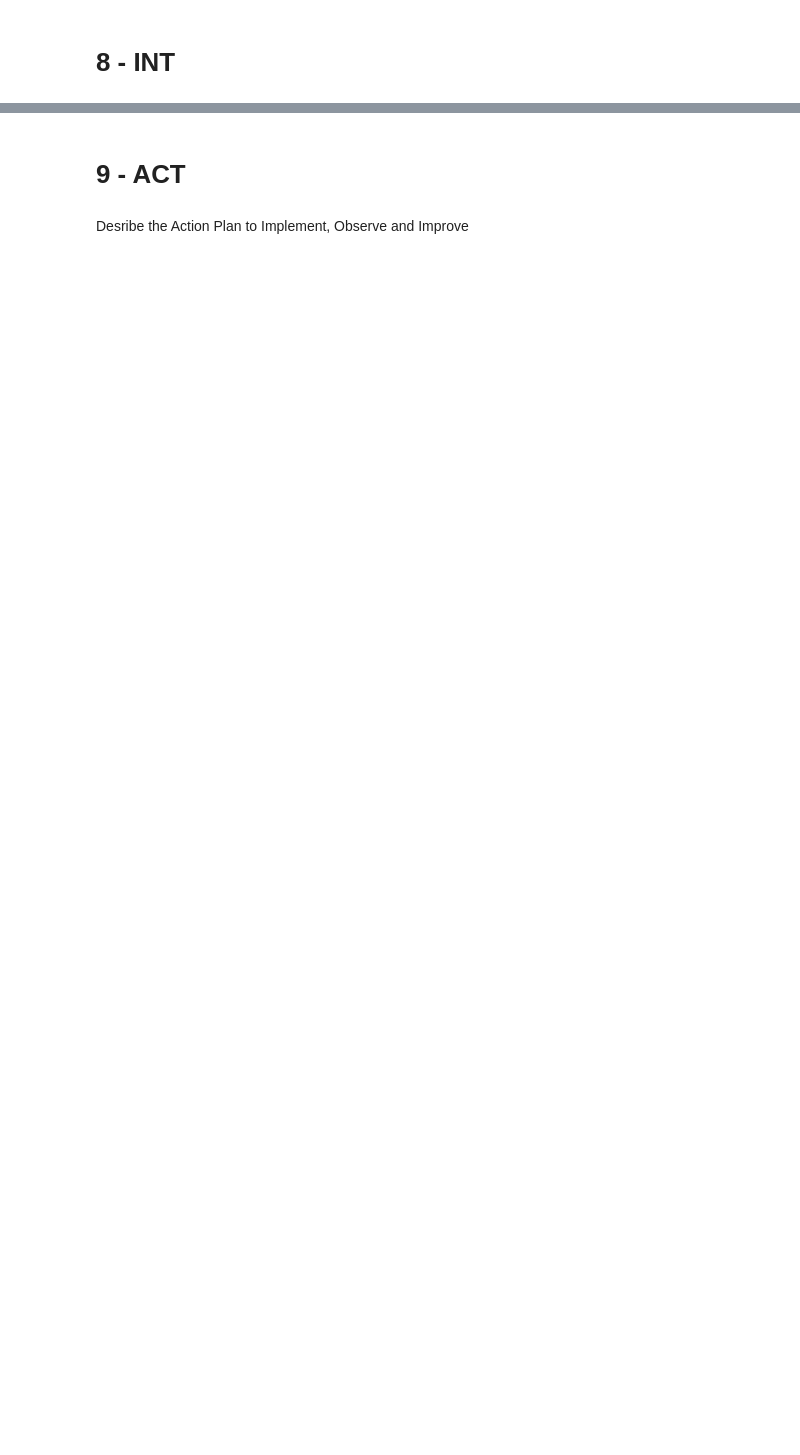
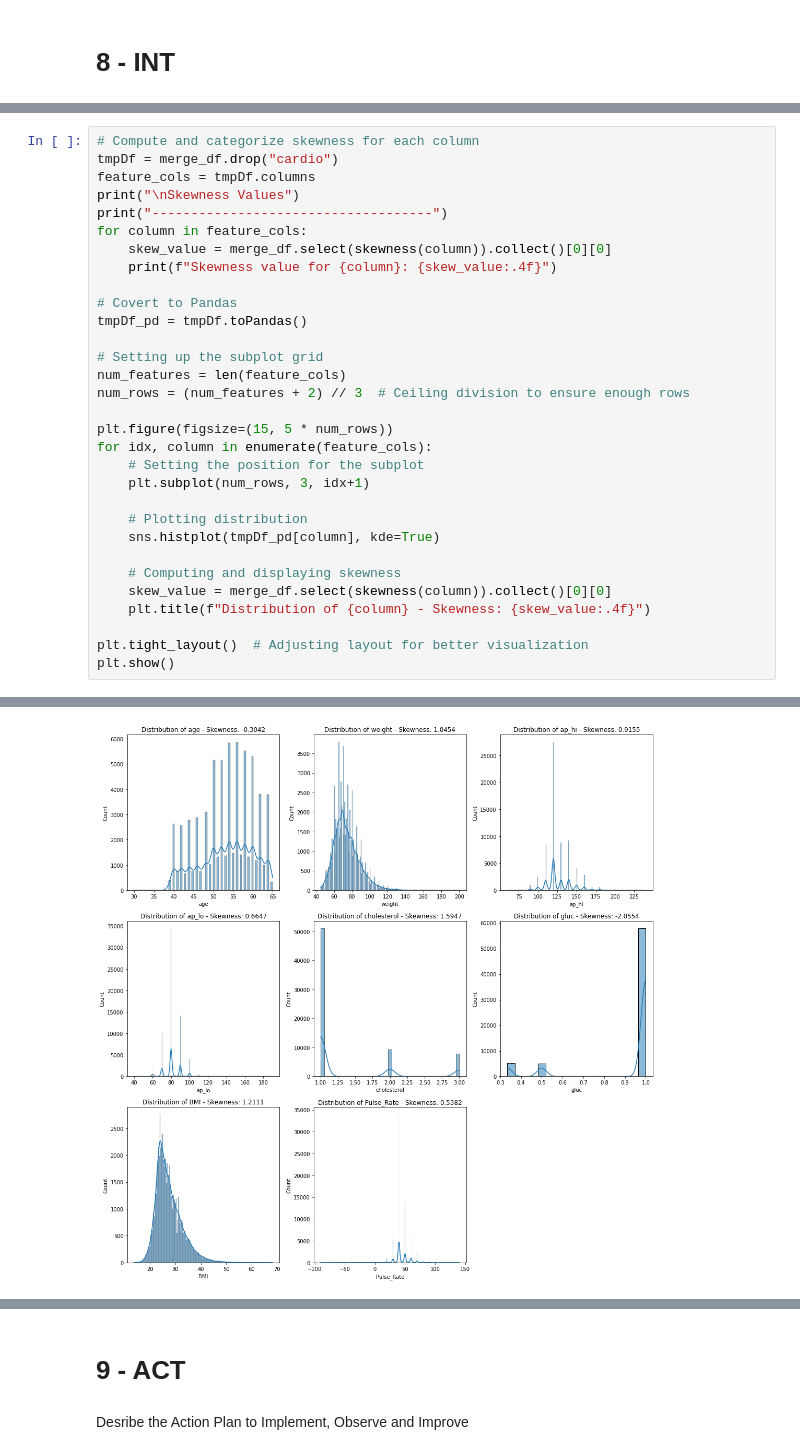
Before and after one commit to Pokekaya/722-BDAS, a Jupyter notebook: code.ipynb, the cells around one changed output, grey strips where cells are left out. Cells and saved outputs as stored; diff of their text form; blank space fills up the shorter version.

```diff
--- a/code.ipynb
+++ b/code.ipynb
@@ -1545,0 +1625,32 @@ RandomForestClassificationModel: uid=RandomForestClassifier_cf866f84aa62, numTre
+# %%
+# Compute and categorize skewness for each column
+tmpDf = merge_df.drop("cardio")
+feature_cols = tmpDf.columns
+print("\nSkewness Values")
+print("------------------------------------")
+for column in feature_cols:
+    skew_value = merge_df.select(skewness(column)).collect()[0][0]
+    print(f"Skewness value for {column}: {skew_value:.4f}")
+
+# Covert to Pandas
+tmpDf_pd = tmpDf.toPandas()
+
+# Setting up the subplot grid
+num_features = len(feature_cols)
+num_rows = (num_features + 2) // 3  # Ceiling division to ensure enough rows
+
+plt.figure(figsize=(15, 5 * num_rows))
+for idx, column in enumerate(feature_cols):
+    # Setting the position for the subplot
+    plt.subplot(num_rows, 3, idx+1)
+
+    # Plotting distribution
+    sns.histplot(tmpDf_pd[column], kde=True)
+
+    # Computing and displaying skewness
+    skew_value = merge_df.select(skewness(column)).collect()[0][0]
+    plt.title(f"Distribution of {column} - Skewness: {skew_value:.4f}")
+
+plt.tight_layout()  # Adjusting layout for better visualization
+plt.show()
+# %% [output]
@@ -1545,0 +1667 @@ RandomForestClassificationModel: uid=RandomForestClassifier_cf866f84aa62, numTre
+[figure, added]
```
Also changed, not shown: parts of 53 cells of this notebook.
